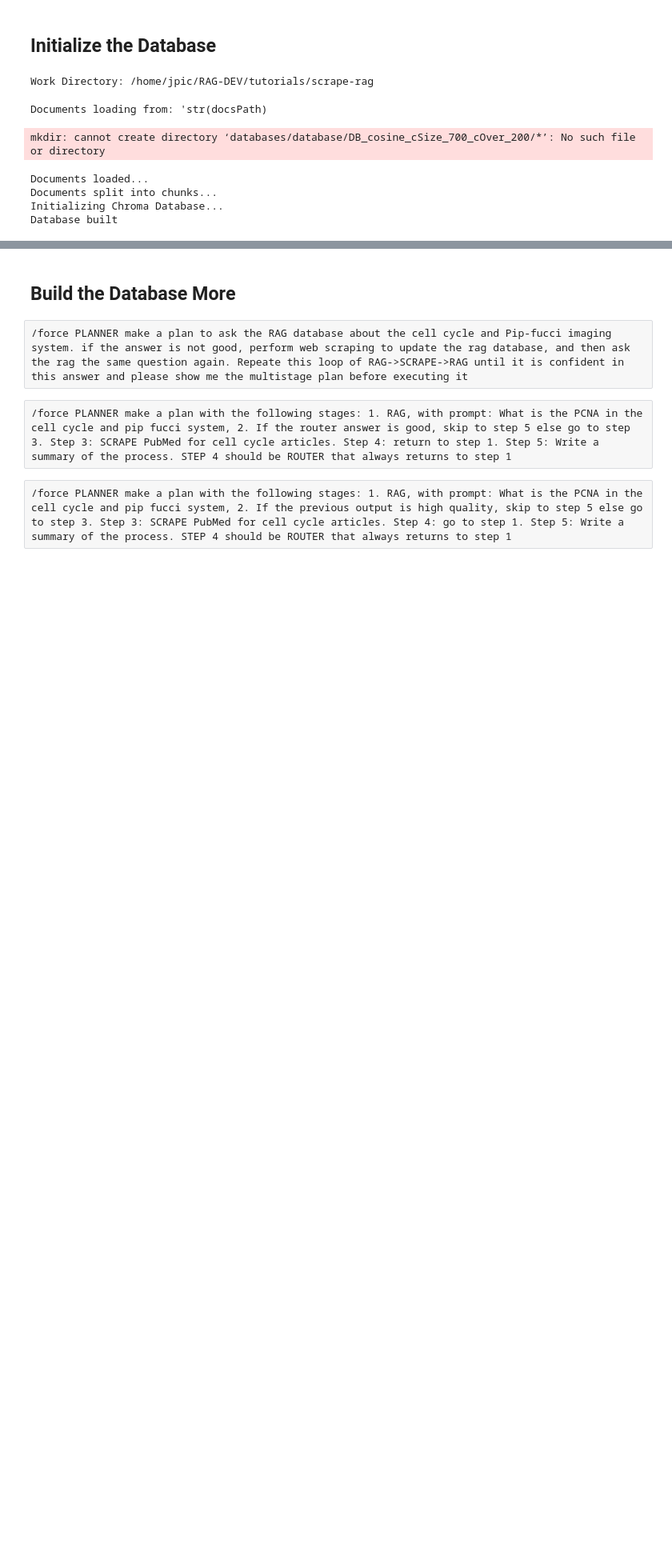
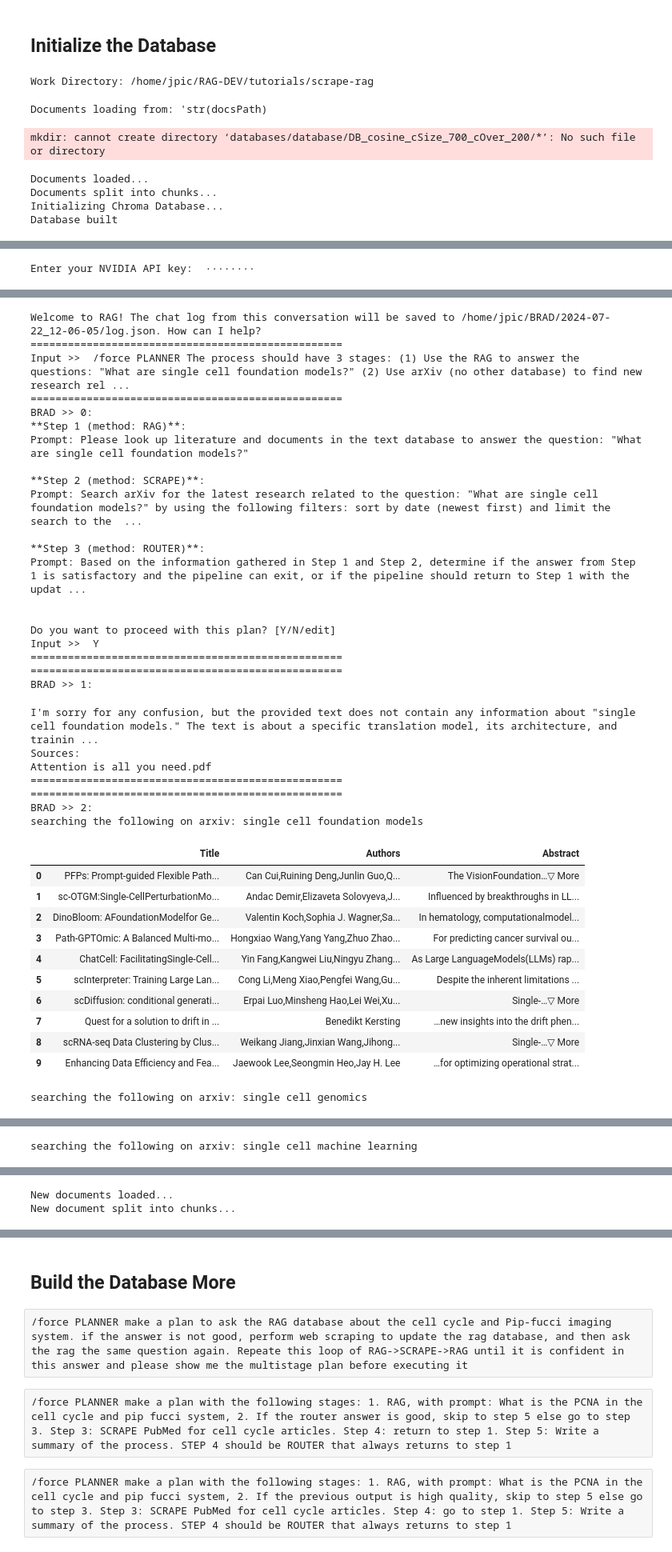
Before and after one commit to Jpickard1/BRAD, a Jupyter notebook: tutorials/scrape-rag/rag-scrape-loop.ipynb, the cells around one changed output, grey strips where cells are left out. Shown: that part at 80% size. Drawn from its saved outputs; the diff is of its cells as text; code cells hidden in the pictures; blank space fills up the shorter version.

```diff
--- a/tutorials/scrape-rag/rag-scrape-loop.ipynb
+++ b/tutorials/scrape-rag/rag-scrape-loop.ipynb
@@ -72,0 +83,4 @@ Database built
+# %%
+brad.chat(ragvectordb=vectordb, max_api_calls=8)
+# %% [output]
+Enter your NVIDIA API key:  ········
@@ -72,0 +88,39 @@ Database built
+Welcome to RAG! The chat log from this conversation will be saved to /home/jpic/BRAD/2024-07-22_12-06-05/log.json. How can I help?
+==================================================
+Input >>  /force PLANNER The process should have 3 stages: (1) Use the RAG to answer the questions: "What are single cell foundation models?" (2) Use arXiv (no other database) to find new research rel ...
+==================================================
+BRAD >> 0:
+**Step 1 (method: RAG)**:
+Prompt: Please look up literature and documents in the text database to answer the question: "What are single cell foundation models?"
+
+**Step 2 (method: SCRAPE)**:
+Prompt: Search arXiv for the latest research related to the question: "What are single cell foundation models?" by using the following filters: sort by date (newest first) and limit the search to the  ...
+
+**Step 3 (method: ROUTER)**:
+Prompt: Based on the information gathered in Step 1 and Step 2, determine if the answer from Step 1 is satisfactory and the pipeline can exit, or if the pipeline should return to Step 1 with the updat ...
+
+
+Do you want to proceed with this plan? [Y/N/edit]
+Input >>  Y
+==================================================
+==================================================
+BRAD >> 1:
+I'm sorry for any confusion, but the provided text does not contain any information about "single cell foundation models." The text is about a specific translation model, its architecture, and trainin ...
+Sources:
+Attention is all you need.pdf
+==================================================
+==================================================
+BRAD >> 2:
+searching the following on arxiv: single cell foundation models
+|  | Title | Authors | Abstract |
+| 0 | PFPs: Prompt-guided Flexible Path... | Can Cui,Ruining Deng,Junlin Guo,Q... | The VisionFoundation…▽ More |
+| 1 | sc-OTGM:Single-CellPerturbationMo... | Andac Demir,Elizaveta Solovyeva,J... | Influenced by breakthroughs in LL... |
+| 2 | DinoBloom: AFoundationModelfor Ge... | Valentin Koch,Sophia J. Wagner,Sa... | In hematology, computationalmodel... |
+| 3 | Path-GPTOmic: A Balanced Multi-mo... | Hongxiao Wang,Yang Yang,Zhuo Zhao... | For predicting cancer survival ou... |
+| 4 | ChatCell: FacilitatingSingle-Cell... | Yin Fang,Kangwei Liu,Ningyu Zhang... | As Large LanguageModels(LLMs) rap... |
+| 5 | scInterpreter: Training Large Lan... | Cong Li,Meng Xiao,Pengfei Wang,Gu... | Despite the inherent limitations ... |
+| 6 | scDiffusion: conditional generati... | Erpai Luo,Minsheng Hao,Lei Wei,Xu... | Single-…▽ More |
+| 7 | Quest for a solution to drift in ... | Benedikt Kersting | …new insights into the drift phen... |
+| 8 | scRNA-seq Data Clustering by Clus... | Weikang Jiang,Jinxian Wang,Jihong... | Single-…▽ More |
+| 9 | Enhancing Data Efficiency and Fea... | Jaewook Lee,Seongmin Heo,Jay H. Lee | …for optimizing operational strat... |
+searching the following on arxiv: single cell genomics
@@ -72,0 +164 @@ Database built
+searching the following on arxiv: single cell machine learning
@@ -72,0 +176,2 @@ Database built
+New documents loaded...
+New document split into chunks...
```
Also changed, not shown: parts of 28 cells of this notebook.
